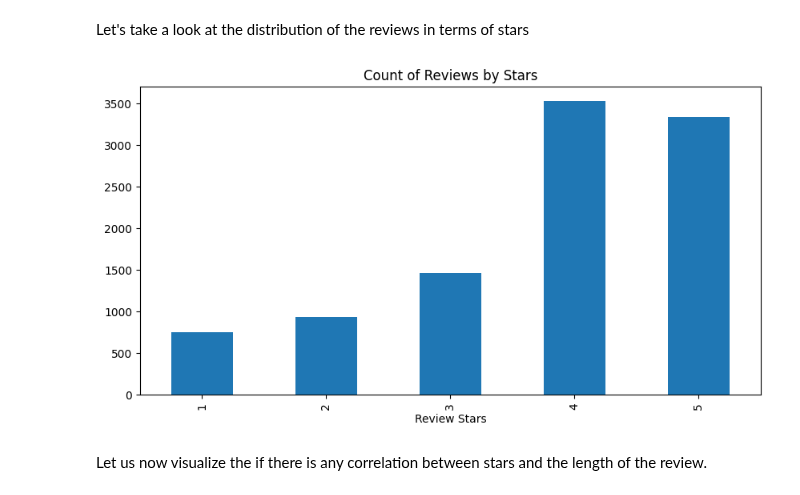
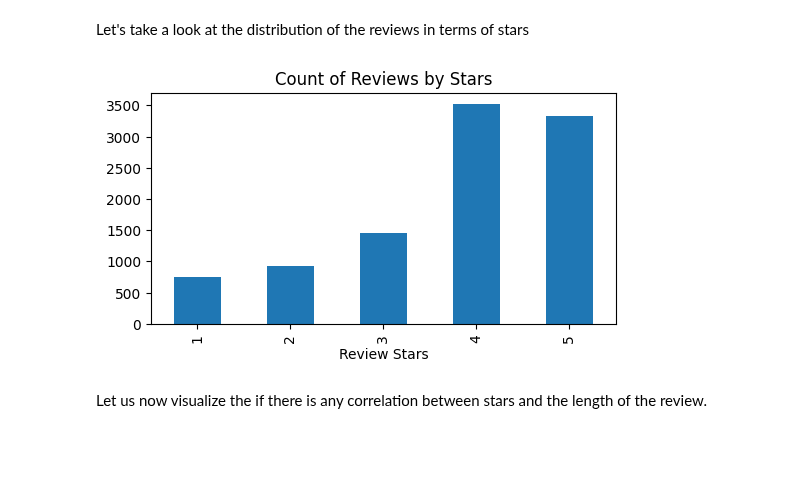
Before and after one commit to cynthialmy/Sentiment-Analysis-with-Scikit-learn, a Jupyter notebook: Complete_Sentiment_Analysis_with_Python.ipynb, the cells around one changed output. Drawn from its saved outputs; the diff is of its cells as text; code cells hidden in the pictures; blank space fills up the shorter version.

```diff
--- a/Complete_Sentiment_Analysis_with_Python.ipynb
+++ b/Complete_Sentiment_Analysis_with_Python.ipynb
@@ -178,11 +78,11 @@ Let's take a look at the distribution of the reviews in terms of stars
 # %%
 ax = data['stars'].value_counts().sort_index().plot(kind='bar',
           title='Count of Reviews by Stars',
-          figsize=(10, 5))
+          figsize=(6, 3))
 ax.set_xlabel('Review Stars')
 plt.show()
 # %% [output]
-[figure, old version]
+[figure, new version]
 # %% [markdown]
 
 Let us now visualize the if there is any correlation between stars and the length of the review.
```
Also changed, not shown: parts of 39 cells of this notebook.
